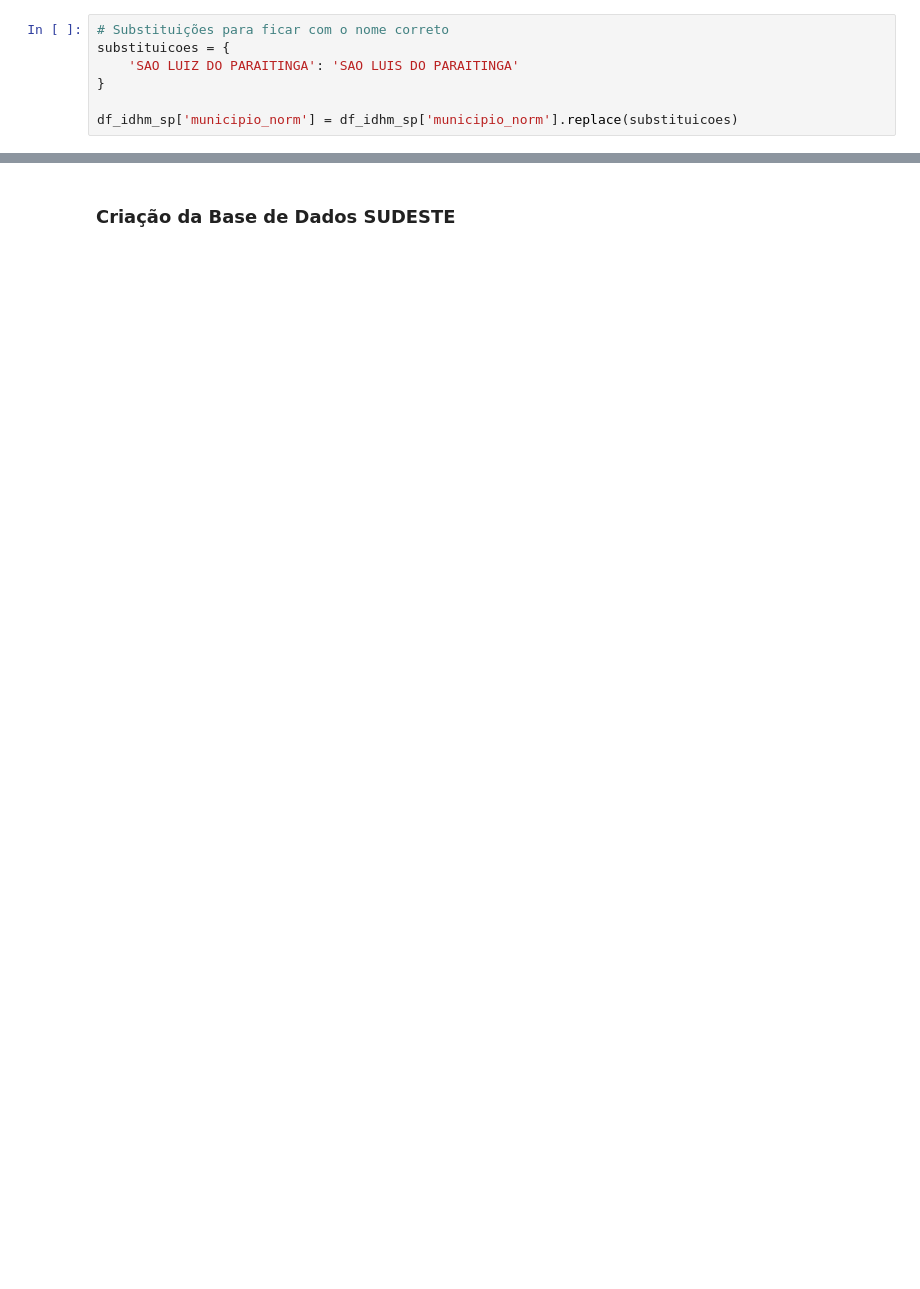
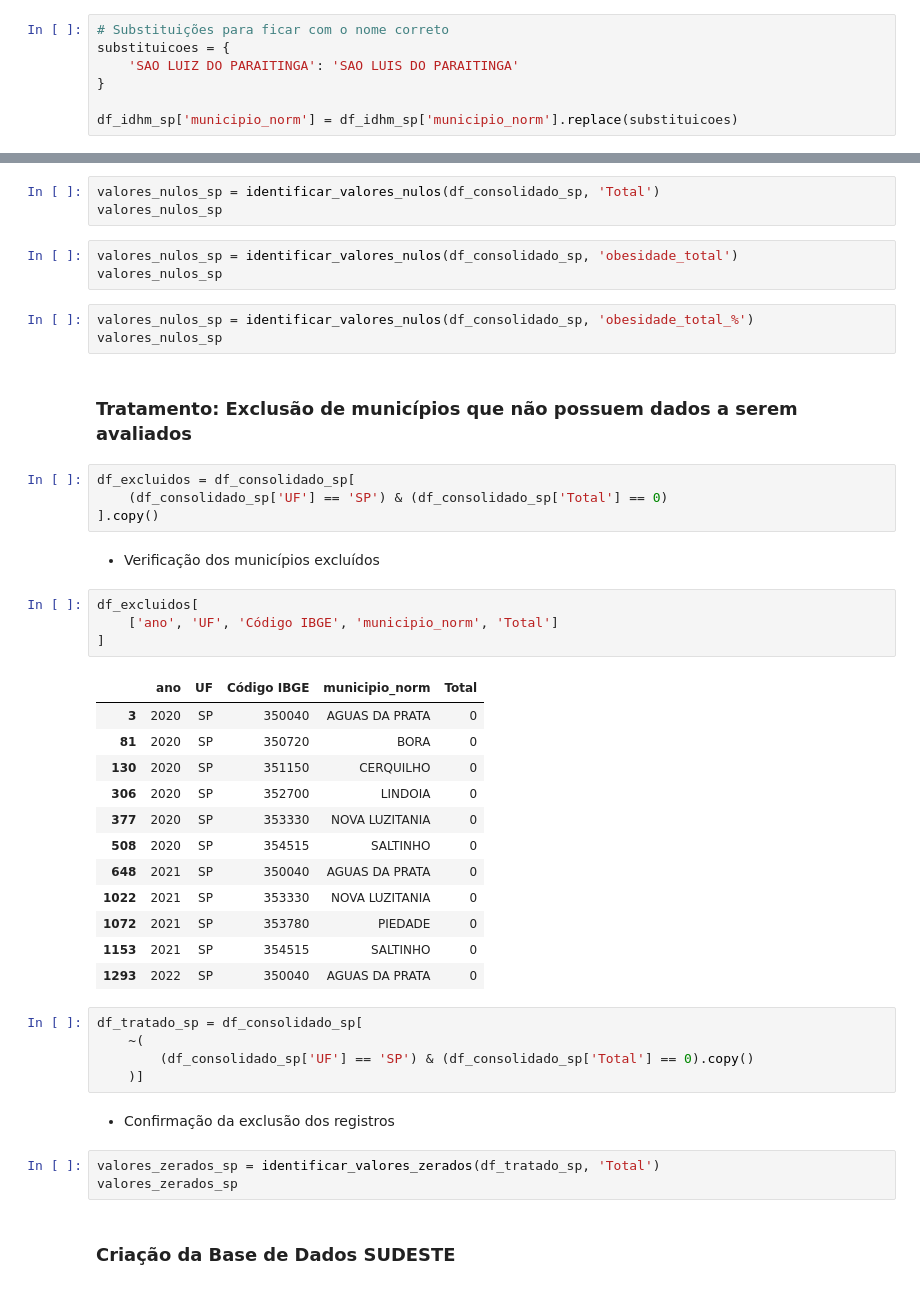
Before and after one commit to CrisEngComp/analise_obesidade_sudeste_brasileiro, a Jupyter notebook: analise_obesidade_funcoes.ipynb, the cells around one changed output, grey strips where cells are left out. Saved outputs shown, nothing was run; the diff lists cells and outputs as text; blank space fills up the shorter version.

Commit message:
Limpeza dos Dados

```diff
--- a/analise_obesidade_funcoes.ipynb
+++ b/analise_obesidade_funcoes.ipynb
@@ -509,3 +620,47 @@ df_idhm_sp['municipio_norm'] = df_idhm_sp['municipio_norm'].replace(substituicoe
+# %%
+valores_nulos_sp = identificar_valores_nulos(df_consolidado_sp, 'Total')
+valores_nulos_sp
+# %%
+valores_nulos_sp = identificar_valores_nulos(df_consolidado_sp, 'obesidade_total')
+valores_nulos_sp
+# %%
+valores_nulos_sp = identificar_valores_nulos(df_consolidado_sp, 'obesidade_total_%')
+valores_nulos_sp
+# %% [markdown]
+### Tratamento: Exclusão de municípios que não possuem dados a serem avaliados
+# %%
+df_excluidos = df_consolidado_sp[
+    (df_consolidado_sp['UF'] == 'SP') & (df_consolidado_sp['Total'] == 0)
+].copy()
+# %% [markdown]
+- Verificação dos municípios excluídos
+# %%
+df_excluidos[
+    ['ano', 'UF', 'Código IBGE', 'municipio_norm', 'Total']
+]
+# %% [output]
+|  | ano | UF | Código IBGE | municipio_norm | Total |
+| 3 | 2020 | SP | 350040 | AGUAS DA PRATA | 0 |
+| 81 | 2020 | SP | 350720 | BORA | 0 |
+| 130 | 2020 | SP | 351150 | CERQUILHO | 0 |
+| 306 | 2020 | SP | 352700 | LINDOIA | 0 |
+| 377 | 2020 | SP | 353330 | NOVA LUZITANIA | 0 |
+| 508 | 2020 | SP | 354515 | SALTINHO | 0 |
+| 648 | 2021 | SP | 350040 | AGUAS DA PRATA | 0 |
+| 1022 | 2021 | SP | 353330 | NOVA LUZITANIA | 0 |
+| 1072 | 2021 | SP | 353780 | PIEDADE | 0 |
+| 1153 | 2021 | SP | 354515 | SALTINHO | 0 |
+| 1293 | 2022 | SP | 350040 | AGUAS DA PRATA | 0 |
+# %%
+df_tratado_sp = df_consolidado_sp[
+    ~(
+        (df_consolidado_sp['UF'] == 'SP') & (df_consolidado_sp['Total'] == 0).copy()
+    )]
+# %% [markdown]
+- Confirmação da exclusão dos registros
+# %%
+valores_zerados_sp = identificar_valores_zerados(df_tratado_sp, 'Total')
+valores_zerados_sp
 # %% [markdown]
 ### Criação da Base de Dados SUDESTE
 # %%
```
Also changed, not shown: parts of 82 cells of this notebook, 2 other files.
